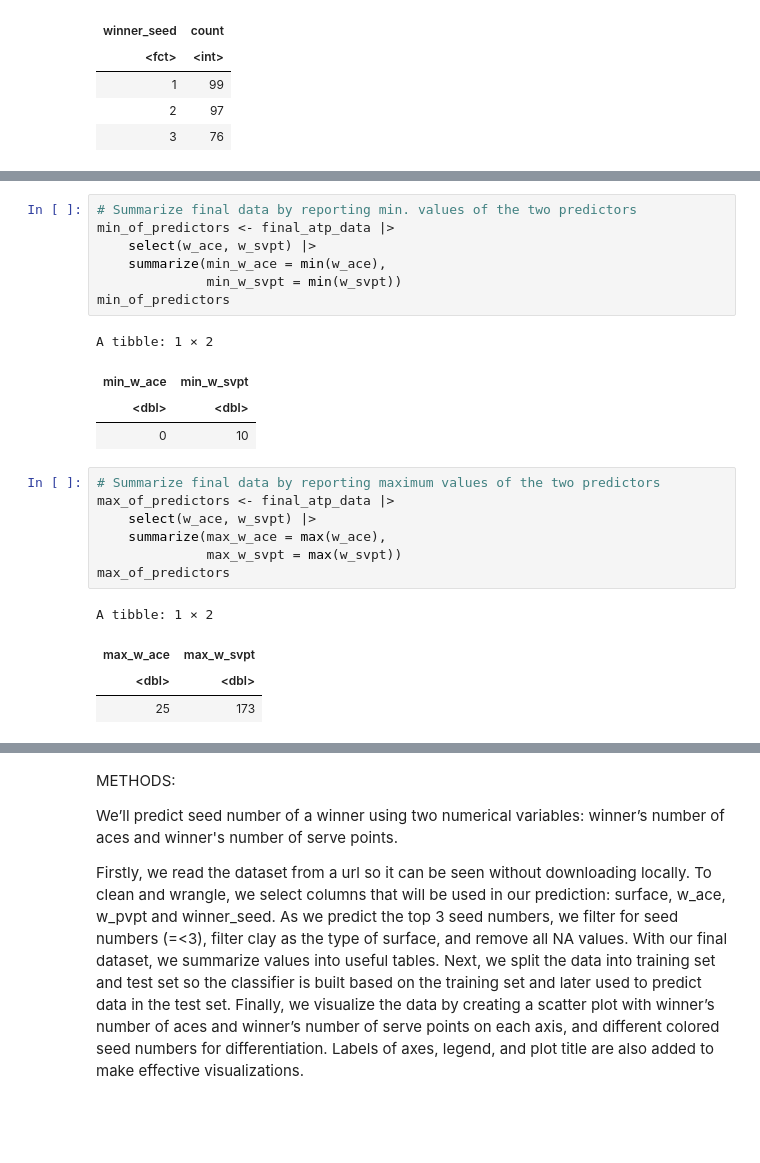
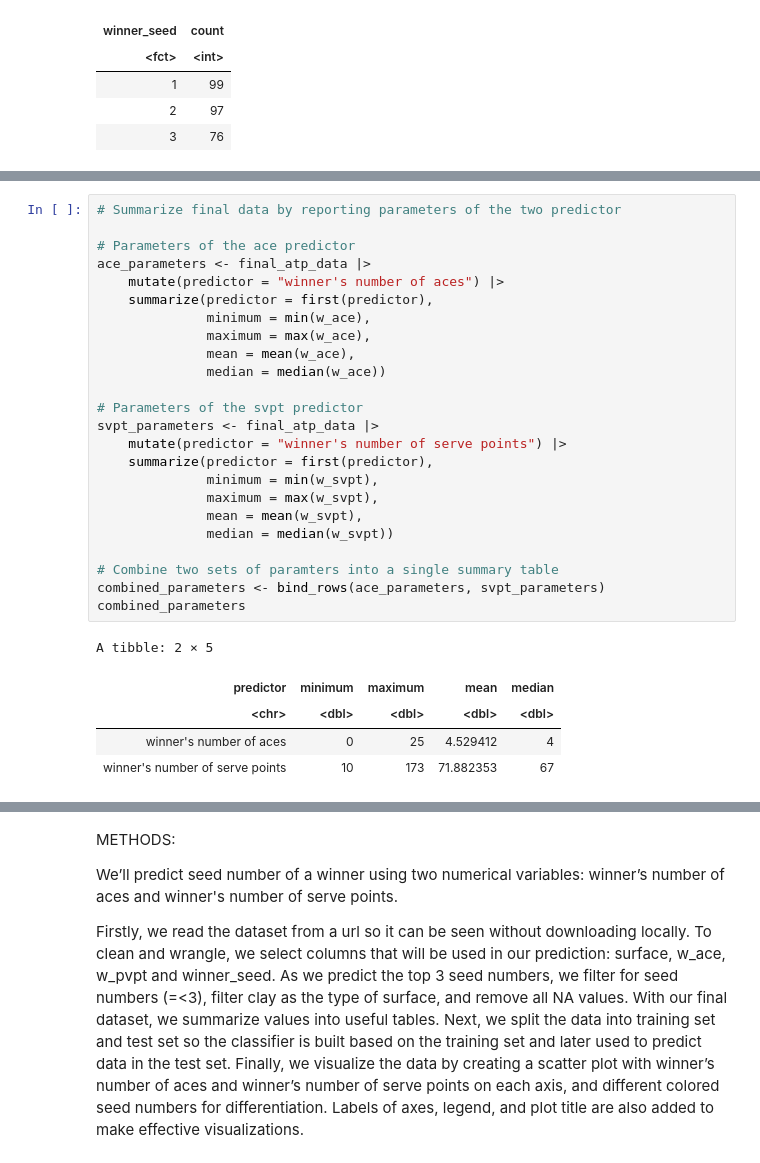
Before and after one commit to Caseyxyq/Dsci100_group44, a Jupyter notebook: group proposal-2.ipynb, the cells around one changed output, grey strips where cells are left out. Drawn from its saved outputs; the diff is of its cells as text; blank space fills up the shorter version.

```diff
--- a/group proposal-2.ipynb
+++ b/group proposal-2.ipynb
@@ -125,25 +103,31 @@ A tibble: 1 × 2
-# %%
-# Summarize final data by reporting min. values of the two predictors
-min_of_predictors <- final_atp_data |>
-    select(w_ace, w_svpt) |>
-    summarize(min_w_ace = min(w_ace),
-              min_w_svpt = min(w_svpt))
-min_of_predictors
-# %% [output]
-A tibble: 1 × 2
-| min_w_ace | min_w_svpt |
-| <dbl> | <dbl> |
-| 0 | 10 |
-# %%
-# Summarize final data by reporting maximum values of the two predictors
-max_of_predictors <- final_atp_data |>
-    select(w_ace, w_svpt) |>
-    summarize(max_w_ace = max(w_ace),
-              max_w_svpt = max(w_svpt))
-max_of_predictors
-# %% [output]
-A tibble: 1 × 2
-| max_w_ace | max_w_svpt |
-| <dbl> | <dbl> |
-| 25 | 173 |
+# %%
+# Summarize final data by reporting parameters of the two predictor
+
+# Parameters of the ace predictor
+ace_parameters <- final_atp_data |>
+    mutate(predictor = "winner's number of aces") |>
+    summarize(predictor = first(predictor),
+              minimum = min(w_ace),
+              maximum = max(w_ace),
+              mean = mean(w_ace),
+              median = median(w_ace))
+
+# Parameters of the svpt predictor
+svpt_parameters <- final_atp_data |>
+    mutate(predictor = "winner's number of serve points") |>
+    summarize(predictor = first(predictor),
+              minimum = min(w_svpt),
+              maximum = max(w_svpt),
+              mean = mean(w_svpt),
+              median = median(w_svpt))
+
+# Combine two sets of paramters into a single summary table
+combined_parameters <- bind_rows(ace_parameters, svpt_parameters)
+combined_parameters
+# %% [output]
+A tibble: 2 × 5
+| predictor | minimum | maximum | mean | median |
+| <chr> | <dbl> | <dbl> | <dbl> | <dbl> |
+| winner's number of aces | 0 | 25 | 4.529412 | 4 |
+| winner's number of serve points | 10 | 173 | 71.882353 | 67 |
 # %%
```
Also changed, not shown: parts of 21 cells of this notebook.
